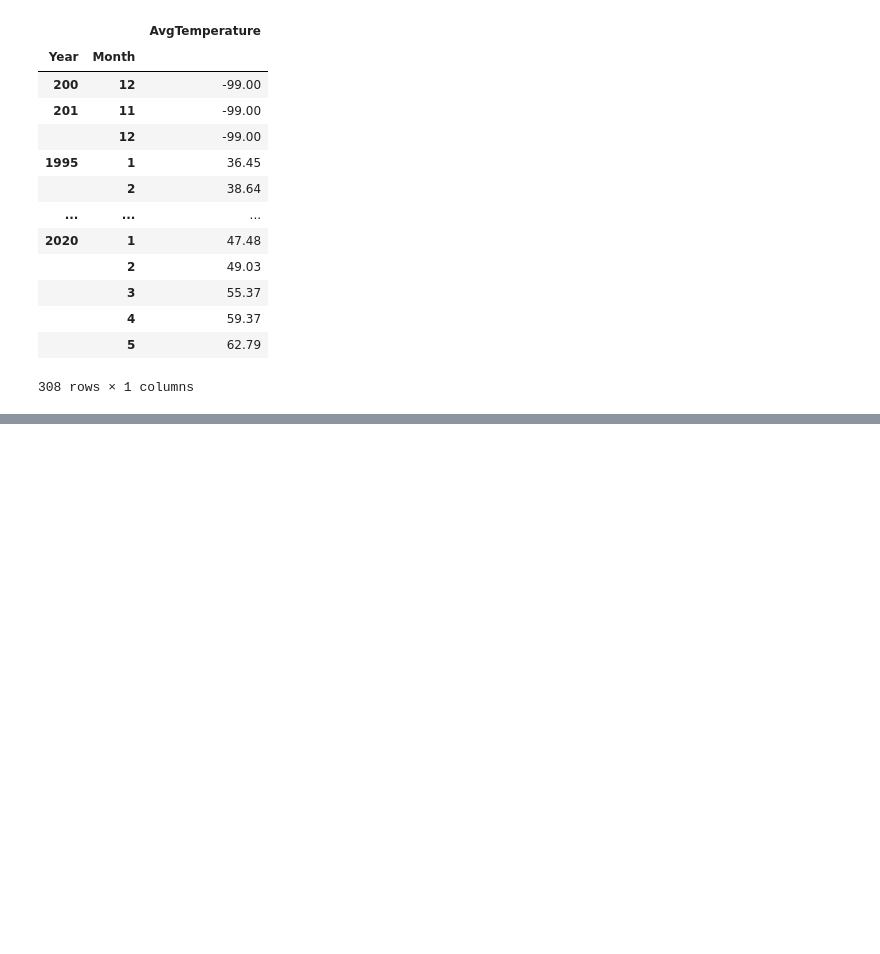
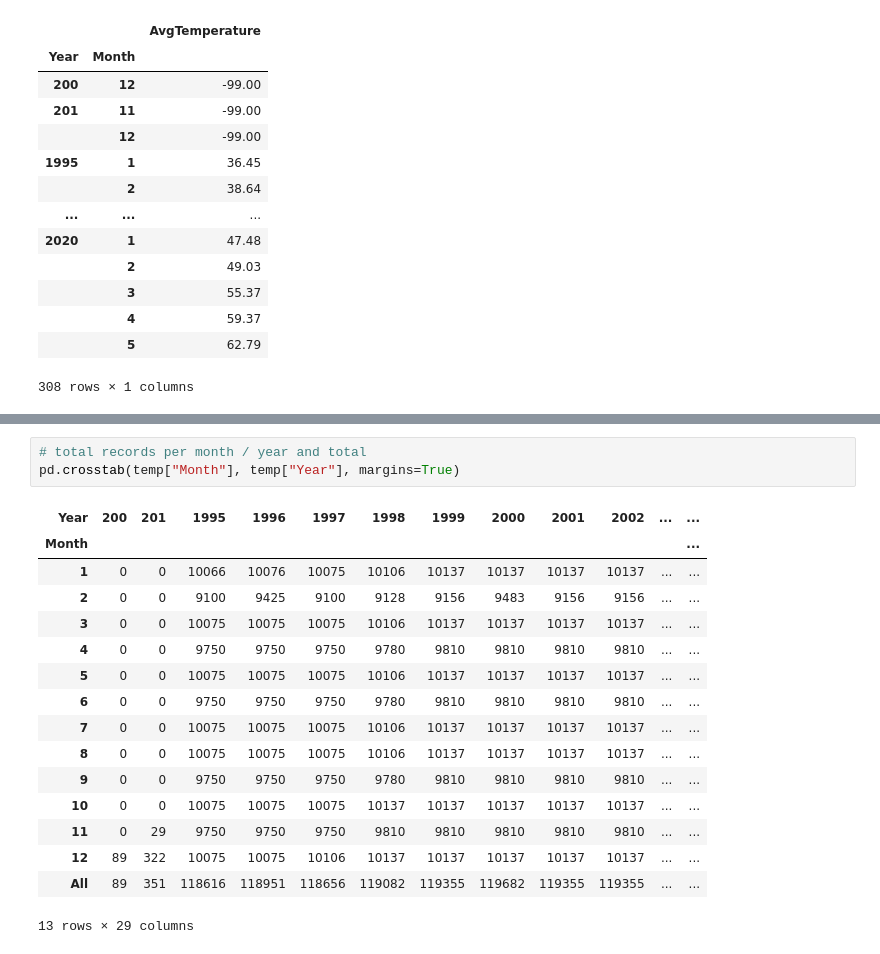
Before and after one commit to kuzicnenad/data-engineering-exam, a Jupyter notebook: final-project.ipynb, the cells around one changed output, grey strips where cells are left out. Drawn from its saved outputs; the diff is of its cells as text; blank space fills up the shorter version.

```diff
--- a/final-project.ipynb
+++ b/final-project.ipynb
@@ -321,0 +349,20 @@ temp.pivot_table(
+# %%
+# total records per month / year and total
+pd.crosstab(temp["Month"], temp["Year"], margins=True)
+# %% [output]
+| Year | 200 | 201 | 1995 | 1996 | 1997 | 1998 | 1999 | 2000 | 2001 | 2002 | ... | ... |
+| Month |  |  |  |  |  |  |  |  |  |  |  | ... |
+| 1 | 0 | 0 | 10066 | 10076 | 10075 | 10106 | 10137 | 10137 | 10137 | 10137 | ... | ... |
+| 2 | 0 | 0 | 9100 | 9425 | 9100 | 9128 | 9156 | 9483 | 9156 | 9156 | ... | ... |
+| 3 | 0 | 0 | 10075 | 10075 | 10075 | 10106 | 10137 | 10137 | 10137 | 10137 | ... | ... |
+| 4 | 0 | 0 | 9750 | 9750 | 9750 | 9780 | 9810 | 9810 | 9810 | 9810 | ... | ... |
+| 5 | 0 | 0 | 10075 | 10075 | 10075 | 10106 | 10137 | 10137 | 10137 | 10137 | ... | ... |
+| 6 | 0 | 0 | 9750 | 9750 | 9750 | 9780 | 9810 | 9810 | 9810 | 9810 | ... | ... |
+| 7 | 0 | 0 | 10075 | 10075 | 10075 | 10106 | 10137 | 10137 | 10137 | 10137 | ... | ... |
+| 8 | 0 | 0 | 10075 | 10075 | 10075 | 10106 | 10137 | 10137 | 10137 | 10137 | ... | ... |
+| 9 | 0 | 0 | 9750 | 9750 | 9750 | 9780 | 9810 | 9810 | 9810 | 9810 | ... | ... |
+| 10 | 0 | 0 | 10075 | 10075 | 10075 | 10137 | 10137 | 10137 | 10137 | 10137 | ... | ... |
+| 11 | 0 | 29 | 9750 | 9750 | 9750 | 9810 | 9810 | 9810 | 9810 | 9810 | ... | ... |
+| 12 | 89 | 322 | 10075 | 10075 | 10106 | 10137 | 10137 | 10137 | 10137 | 10137 | ... | ... |
+| All | 89 | 351 | 118616 | 118951 | 118656 | 119082 | 119355 | 119682 | 119355 | 119355 | ... | ... |
+13 rows × 29 columns
```
Also changed, not shown: parts of 6 cells of this notebook.
